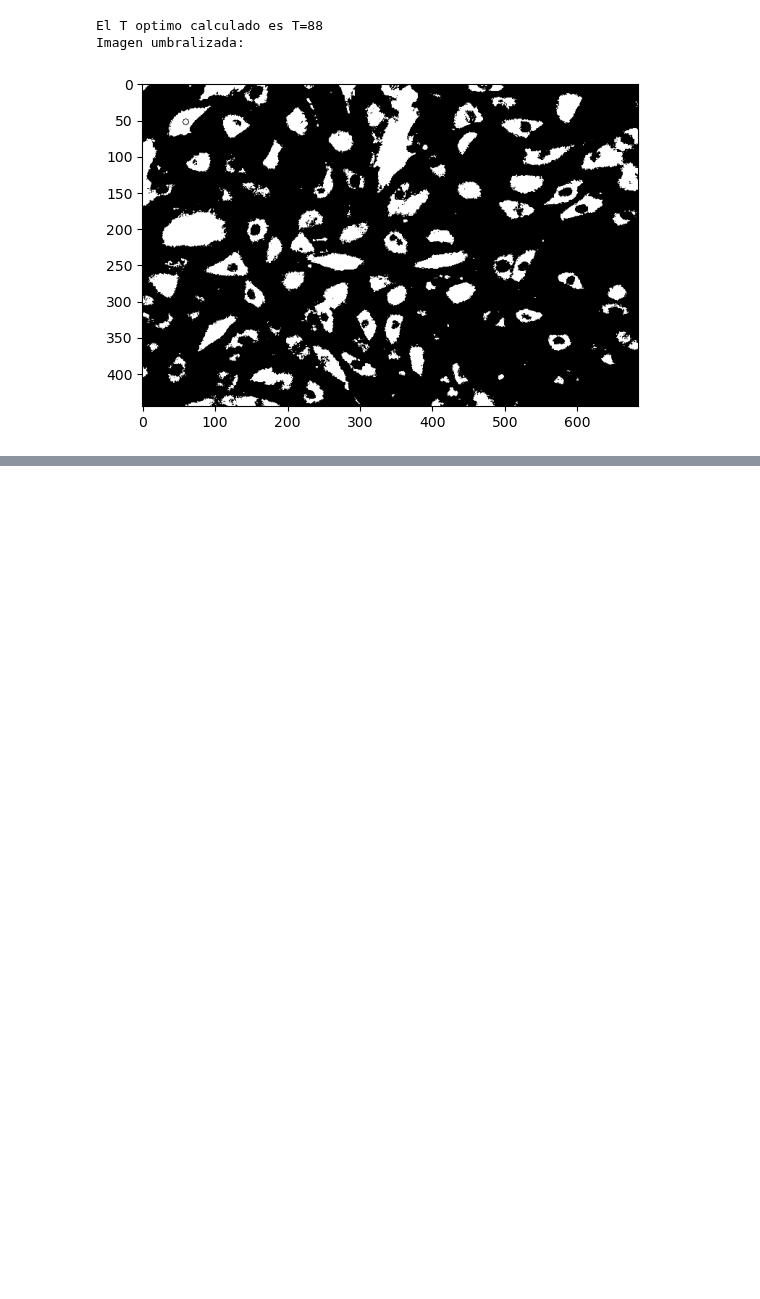
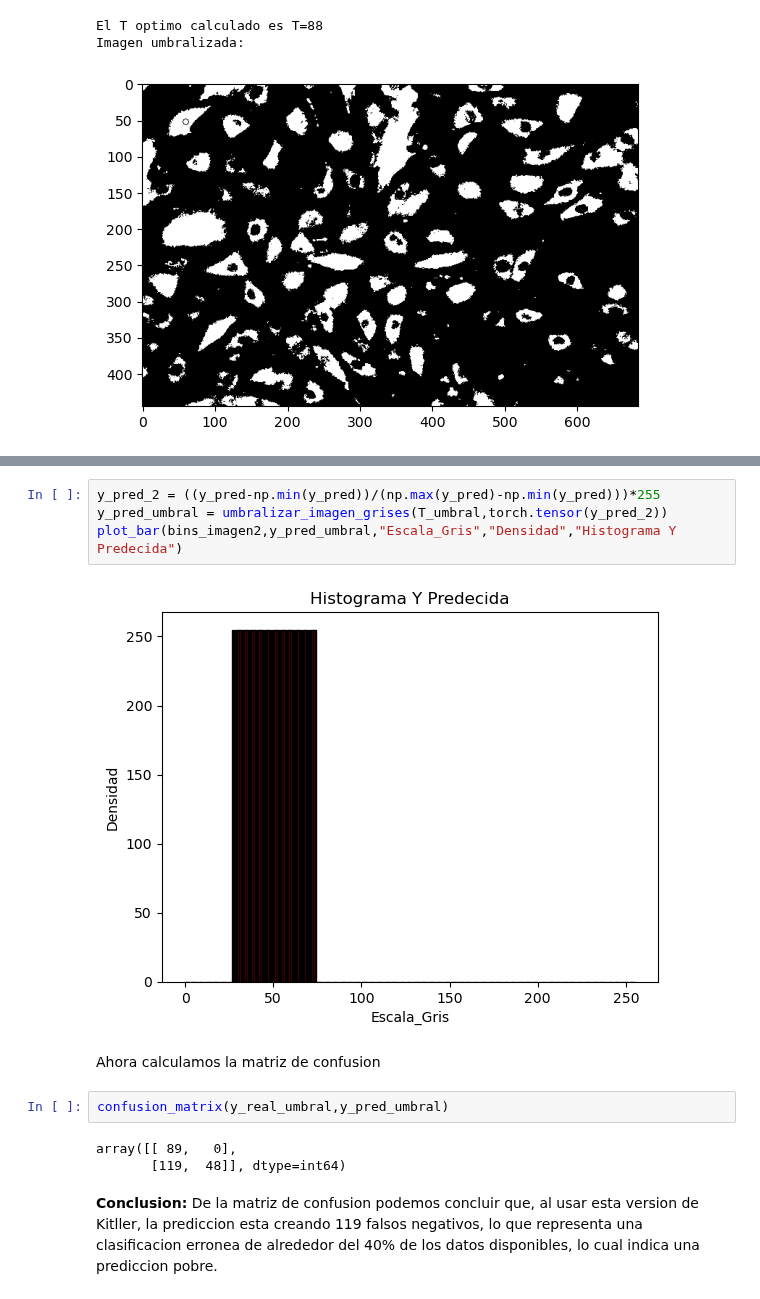
Before and after one commit to YoksanVC/TEC_DataScienceCert, a Jupyter notebook: Module_3_Estadistica_CienciaDatos/Trabajo_Practico_0_Kittler/Trabajo_Practico_0_Kittler.ipynb, the cells around one changed output, grey strips where cells are left out. Drawn from its saved outputs; the diff is of its cells as text; blank space fills up the shorter version.

```diff
--- a/Module_3_Estadistica_CienciaDatos/Trabajo_Practico_0_Kittler/Trabajo_Practico_0_Kittler.ipynb
+++ b/Module_3_Estadistica_CienciaDatos/Trabajo_Practico_0_Kittler/Trabajo_Practico_0_Kittler.ipynb
@@ -615,0 +669,15 @@ Imagen umbralizada:
+# %%
+y_pred_2 = ((y_pred-np.min(y_pred))/(np.max(y_pred)-np.min(y_pred)))*255
+y_pred_umbral = umbralizar_imagen_grises(T_umbral,torch.tensor(y_pred_2))
+plot_bar(bins_imagen2,y_pred_umbral,"Escala_Gris","Densidad","Histograma Y Predecida")
+# %% [output]
+[figure, added]
+# %% [markdown]
+Ahora calculamos la matriz de confusion
+# %%
+confusion_matrix(y_real_umbral,y_pred_umbral)
+# %% [output]
+array([[ 89,   0],
+       [119,  48]], dtype=int64)
+# %% [markdown]
+**Conclusion:** De la matriz de confusion podemos concluir que, al usar esta version de Kitller, la prediccion esta creando 119 falsos negativos, lo que representa una clasificacion erronea de alrededor del 40% de los datos disponibles, lo cual indica una prediccion pobre.
```
Also changed, not shown: parts of 21 cells of this notebook.
